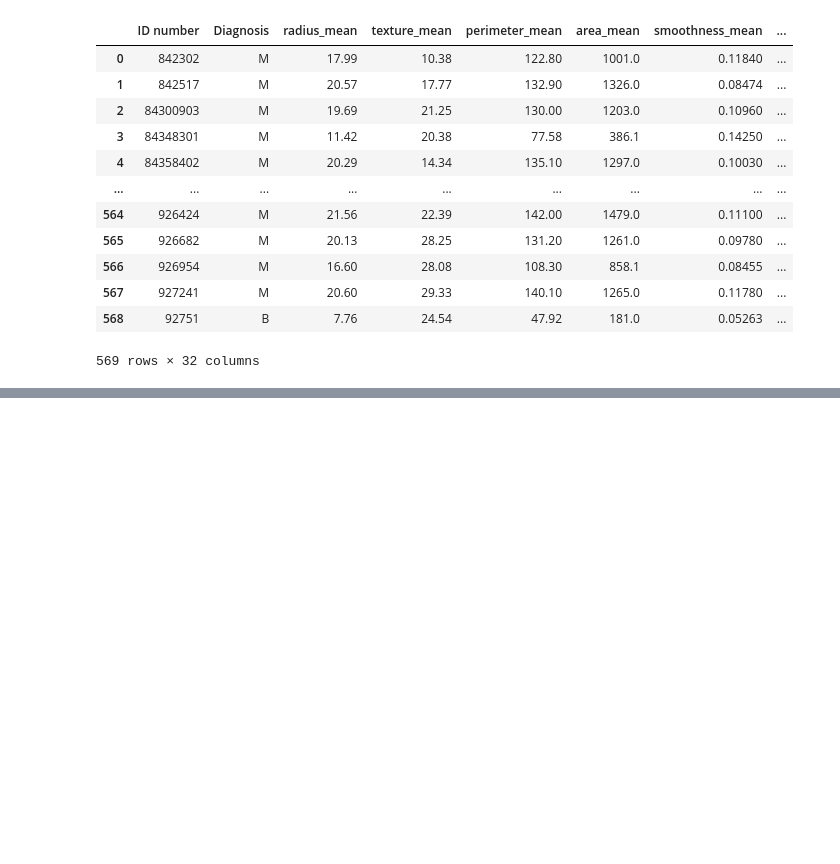
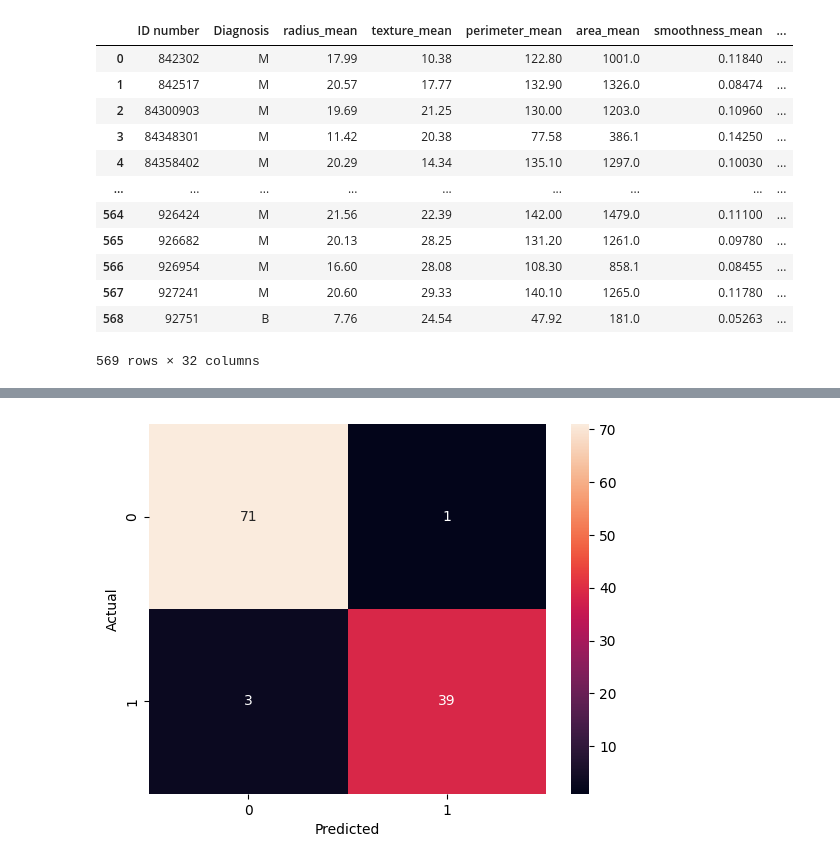
Before and after one commit to belalmohsen13/Machine_Learning, a Jupyter notebook: Classification/Classification_Task.ipynb, the cells around one changed output, grey strips where cells are left out. Cells and saved outputs as stored; diff of their text form; code cells hidden in the pictures; blank space fills up the shorter version.

```diff
--- a/Classification/Classification_Task.ipynb
+++ b/Classification/Classification_Task.ipynb
@@ -122,0 +262,8 @@ df
+# %%
+scaler = StandardScaler()
+
+X_train_scaled = scaler.fit_transform(X_train)
+X_test_scaled = scaler.transform(X_test)
+
+X_train_scaled = pd.DataFrame(X_train_scaled, columns=X_train.columns, index=X_train.index)
+X_test_scaled = pd.DataFrame(X_test_scaled, columns=X_test.columns, index=X_test.index)
@@ -122,0 +281,4 @@ df
+# %%
+logreg = LogisticRegression(max_iter=1000)
+# %%
+logreg.fit(X_train_scaled, y_train)
@@ -122,0 +287,2 @@ df
+# %%
+y_pred = logreg.predict(X_test_scaled)
@@ -122,0 +308,8 @@ df
+# %%
+cm = confusion_matrix(y_test, y_pred)
+sns.heatmap(cm, annot=True, fmt="d")
+plt.xlabel("Predicted")
+plt.ylabel("Actual")
+plt.show()
+# %% [output]
+[figure, added]
```
Also changed, not shown: parts of 27 cells of this notebook.
